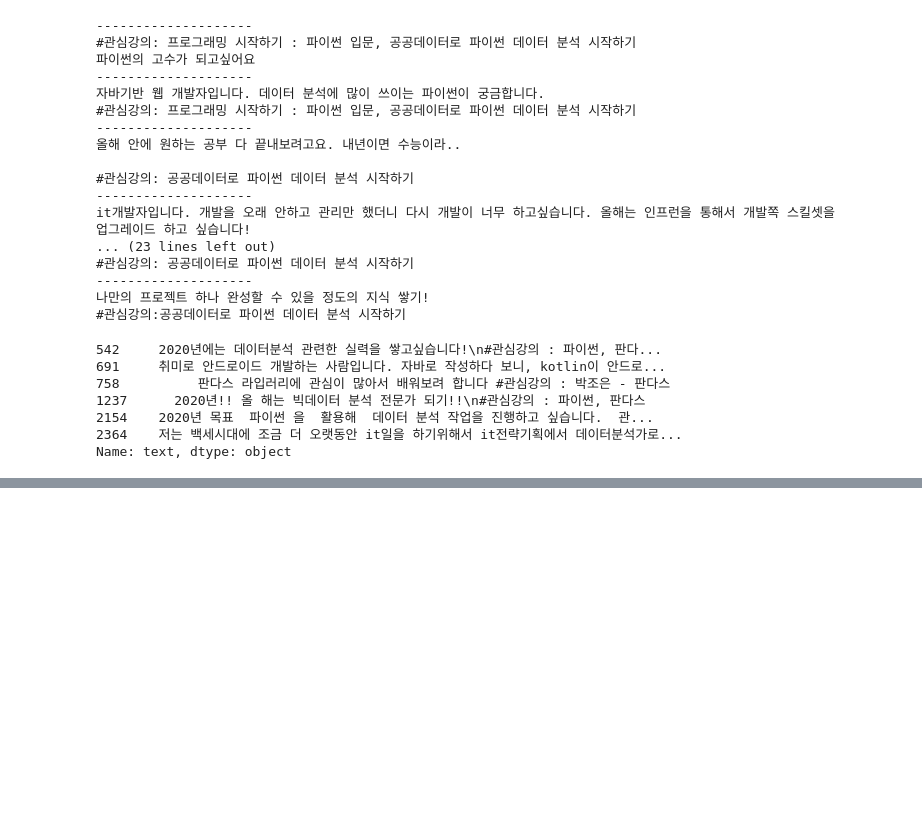
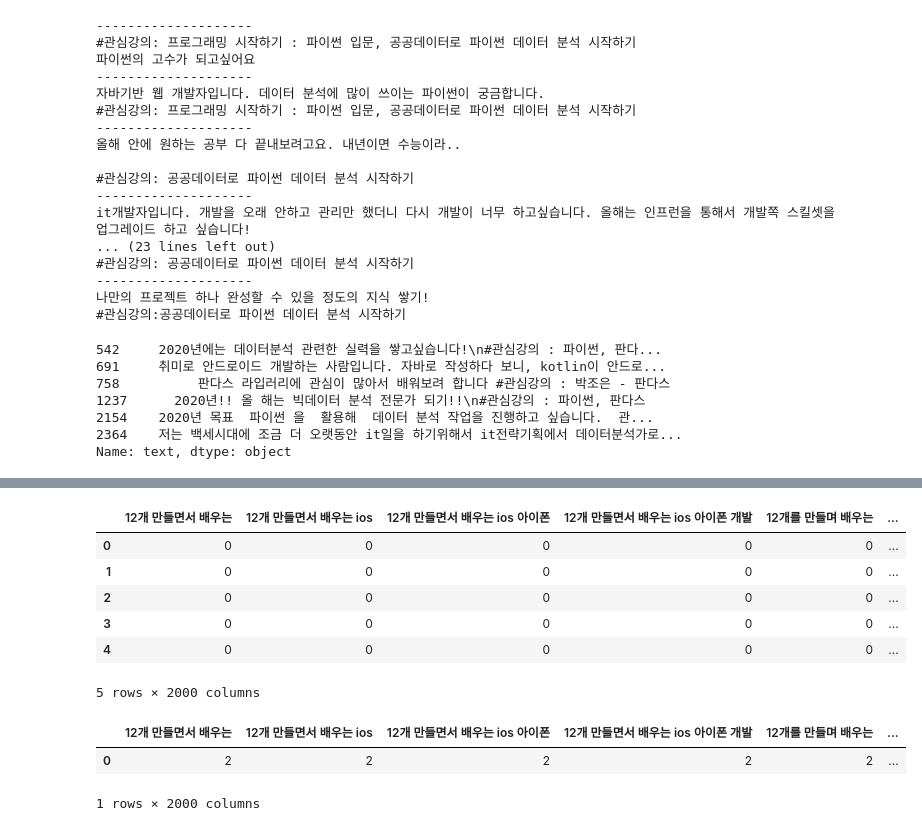
Before and after one commit to sloway/books, a Jupyter notebook: todaycode/inflearn-new-year-event-2020/02-inflearn-newyear-event-text-analysis.ipynb, the cells around one changed output, grey strips where cells are left out. Cells and saved outputs as stored; diff of their text form; code cells hidden in the pictures; blank space fills up the shorter version.

```diff
--- a/todaycode/inflearn-new-year-event-2020/02-inflearn-newyear-event-text-analysis.ipynb
+++ b/todaycode/inflearn-new-year-event-2020/02-inflearn-newyear-event-text-analysis.ipynb
@@ -168,0 +171,10 @@ Name: text, dtype: object
+# %%
+vectorizer = CountVectorizer(analyzer='word',
+                            tokenizer=None,
+                            preprocessor=None,
+                            stop_words=None,
+                            min_df=2,
+                            ngram_range=(3,6),
+                            max_features=2000
+                            )
+vectorizer
@@ -168,0 +183,3 @@ Name: text, dtype: object
+# %%
+feature_vector = vectorizer.fit_transform(df['course'])
+feature_vector.shape
@@ -168,0 +188,4 @@ Name: text, dtype: object
+# %%
+vocab = vectorizer.get_feature_names()
+print(len(vocab))
+vocab[:10]
@@ -168,0 +204,18 @@ Name: text, dtype: object
+# %%
+pd.DataFrame(feature_vector[0:10].toarray(), columns=vocab ).head()
+# %% [output]
+|  | 12개 만들면서 배우는 | 12개 만들면서 배우는 ios | 12개 만들면서 배우는 ios 아이폰 | 12개 만들면서 배우는 ios 아이폰 개발 | 12개를 만들며 배우는 | ... |
+| 0 | 0 | 0 | 0 | 0 | 0 | ... |
+| 1 | 0 | 0 | 0 | 0 | 0 | ... |
+| 2 | 0 | 0 | 0 | 0 | 0 | ... |
+| 3 | 0 | 0 | 0 | 0 | 0 | ... |
+| 4 | 0 | 0 | 0 | 0 | 0 | ... |
+5 rows × 2000 columns
+# %%
+dist = np.sum(feature_vector, axis=0)
+df_freq = pd.DataFrame(dist, columns=vocab)
+df_freq
+# %% [output]
+|  | 12개 만들면서 배우는 | 12개 만들면서 배우는 ios | 12개 만들면서 배우는 ios 아이폰 | 12개 만들면서 배우는 ios 아이폰 개발 | 12개를 만들며 배우는 | ... |
+| 0 | 2 | 2 | 2 | 2 | 2 | ... |
+1 rows × 2000 columns
```
Also changed, not shown: parts of 10 cells of this notebook.
